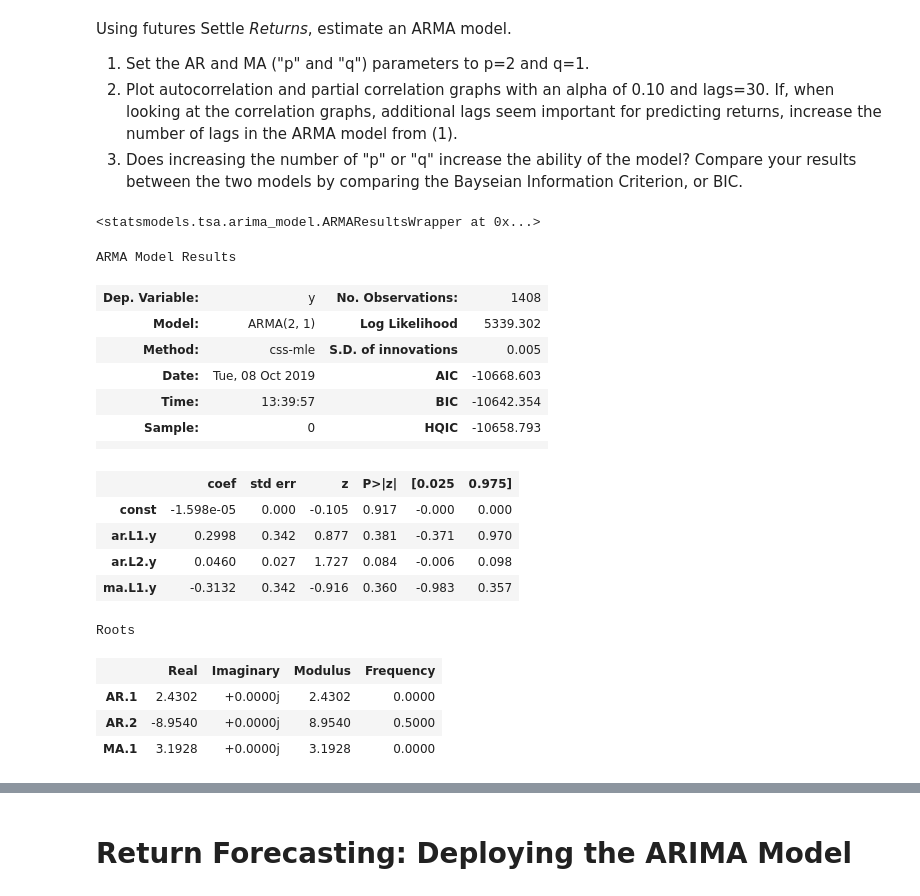
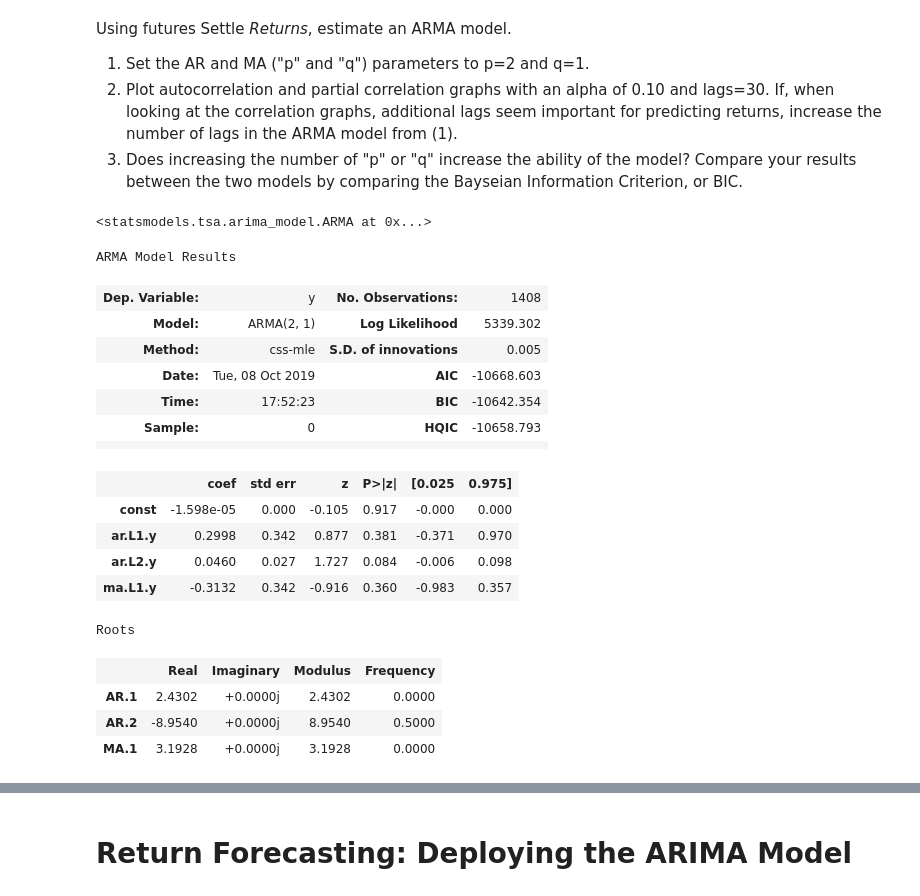
Before and after one commit to stragitech/Yen_Futures, a Jupyter notebook: time_series_analysis.ipynb, the cells around one changed output, grey strips where cells are left out. Drawn from its saved outputs; the diff is of its cells as text; code cells hidden in the pictures.

```diff
--- a/time_series_analysis.ipynb
+++ b/time_series_analysis.ipynb
@@ -275,20 +273,21 @@ from statsmodels.tsa.arima_model import ARMA
 # Hint: ARMA(df, order=(p, q)).fit()
 autoregressive_count = 2
 moving_average_window = 1
-model = ARMA(df.values, order=(autoregressive_count,moving_average_window)).fit()
+model = ARMA(df.values, order=(autoregressive_count,moving_average_window))
 model
 # %% [output]
-<statsmodels.tsa.arima_model.ARMAResultsWrapper at 0x...>
+<statsmodels.tsa.arima_model.ARMA at 0x...>
 # %%
 # Output model summary results:
-model.summary()
+results = model.fit()
+results.summary()
 # %% [output]
 ARMA Model Results
 | Dep. Variable: | y | No. Observations: | 1408 |
 | Model: | ARMA(2, 1) | Log Likelihood | 5339.302 |
 | Method: | css-mle | S.D. of innovations | 0.005 |
 | Date: | Tue, 08 Oct 2019 | AIC | -10668.603 |
-| Time: | 13:39:57 | BIC | -10642.354 |
+| Time: | 17:52:23 | BIC | -10642.354 |
 | Sample: | 0 | HQIC | -10658.793 |
 |  |  |  |  |
 |  | coef | std err | z | P>|z| | [0.025 | 0.975] |
```
Also changed, not shown: parts of 3 cells of this notebook.
